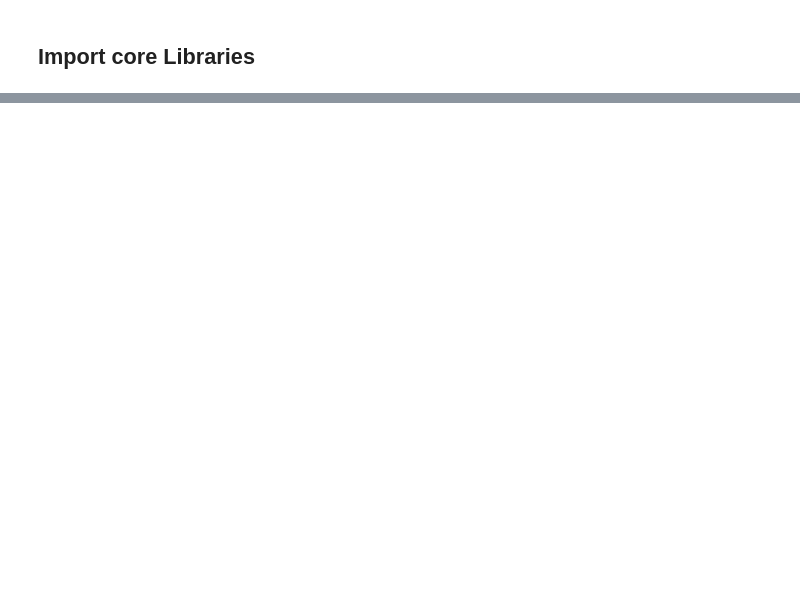
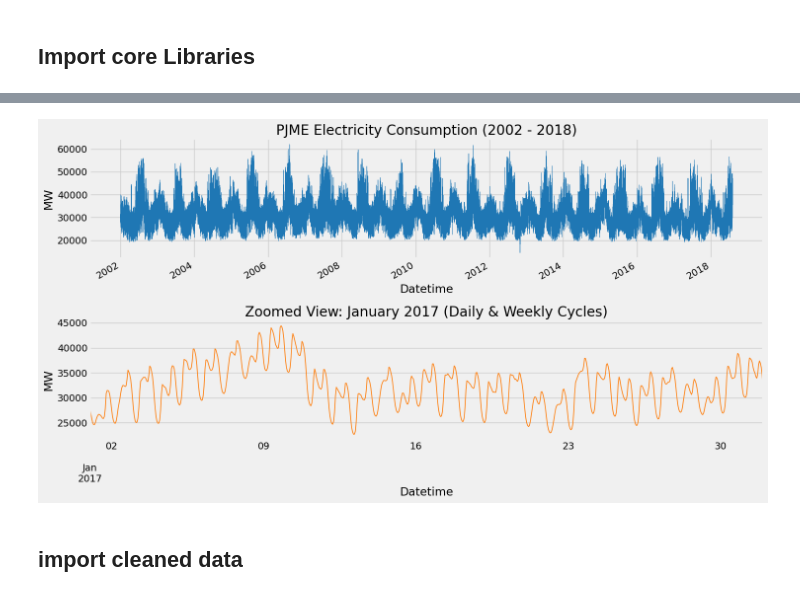
Before and after one commit to Abdellah0x1/Electricty-Consumption-Time-Series-Forecasting, a Jupyter notebook: notebooks/Explotary Data Analysis.ipynb, the cells around one changed output, grey strips where cells are left out. Cells and saved outputs as stored; diff of their text form; code cells hidden in the pictures; blank space fills up the shorter version.

Commit message:
Time series data cleaning and analysis

```diff
--- a/notebooks/Explotary Data Analysis.ipynb
+++ b/notebooks/Explotary Data Analysis.ipynb
@@ -9,11 +38,4 @@ import warnings
 warnings.filterwarnings('ignore')
 plt.style.use('fivethirtyeight')
 # %%
-df = pd.read_csv("../data/Tetuan City power consumption.csv", parse_dates=True)
-df["DateTime"] = pd.to_datetime(df["DateTime"], format="%m/%d/%Y %H:%M")
-df = df.set_index("DateTime").asfreq("10min")
-
-
-df.columns = ["temperature", "humidity", "wind_speed", "general_diffuse_flows", "diffuse_flows", "zone1", "zone2", "zone3"]
-
-print(df.index.min(), df.index.max(), df.isna().sum())
+df = pd.read_csv("../data/PJME_hourly.csv", parse_dates=True)
@@ -60,0 +51,22 @@ plt.show()
+# %%
+df['Datetime'] = pd.to_datetime(df['Datetime'])
+df = df.sort_values('Datetime').set_index('Datetime')
+
+fig, axes = plt.subplots(2, 1, figsize=(15, 8))
+
+# Full history
+df['PJME_MW'].plot(ax=axes[0], lw=0.5, color='#1f77b4')
+axes[0].set_title('PJME Electricity Consumption (2002 - 2018)')
+axes[0].set_ylabel('MW')
+
+# Zoomed 1-month window to see daily & weekly cycles
+df.loc['2017-01-01':'2017-01-31', 'PJME_MW'].plot(ax=axes[1], lw=1.2, color='#ff7f0e')
+axes[1].set_title('Zoomed View: January 2017 (Daily & Weekly Cycles)')
+axes[1].set_ylabel('MW')
+
+plt.tight_layout()
+plt.show()
+# %% [output]
+[figure, added]
+# %% [markdown]
+## import cleaned data
```
Also changed, not shown: parts of 23 cells of this notebook.
